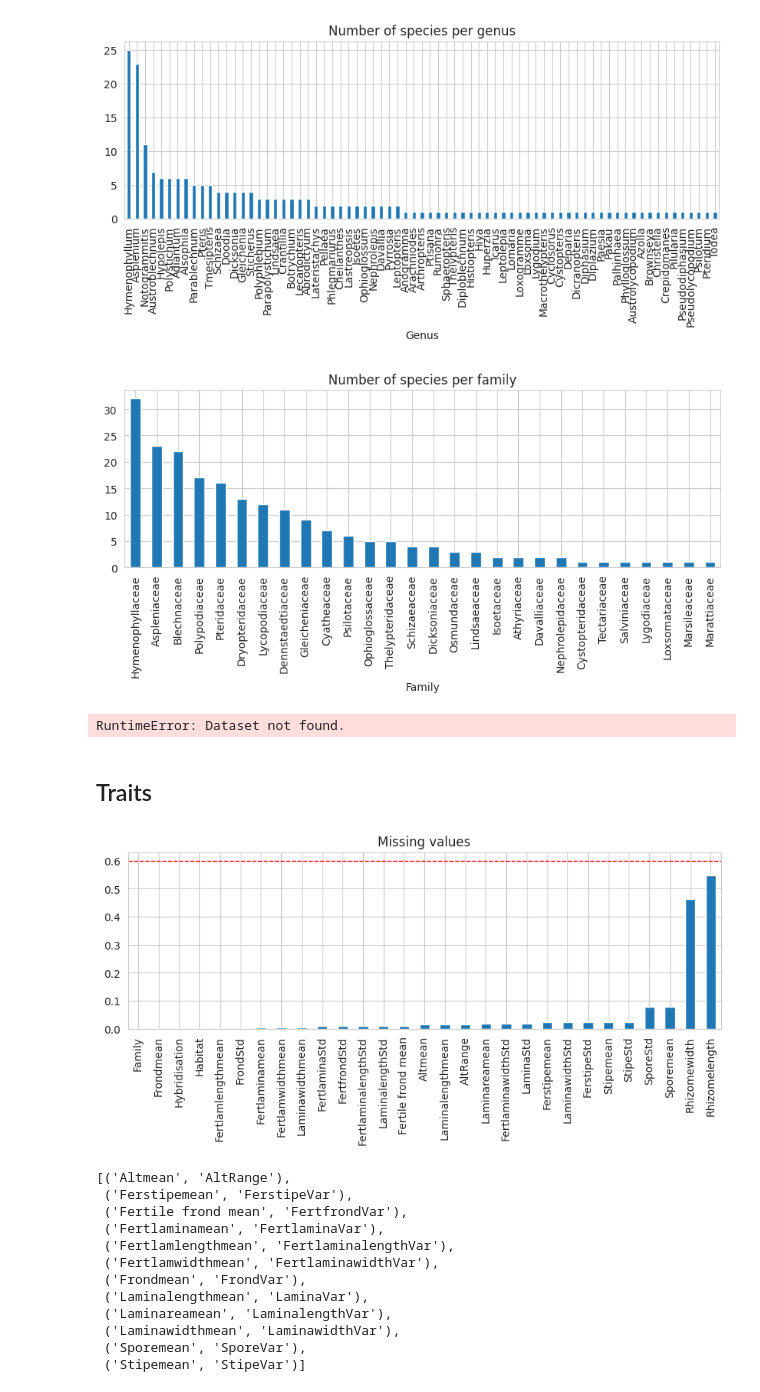
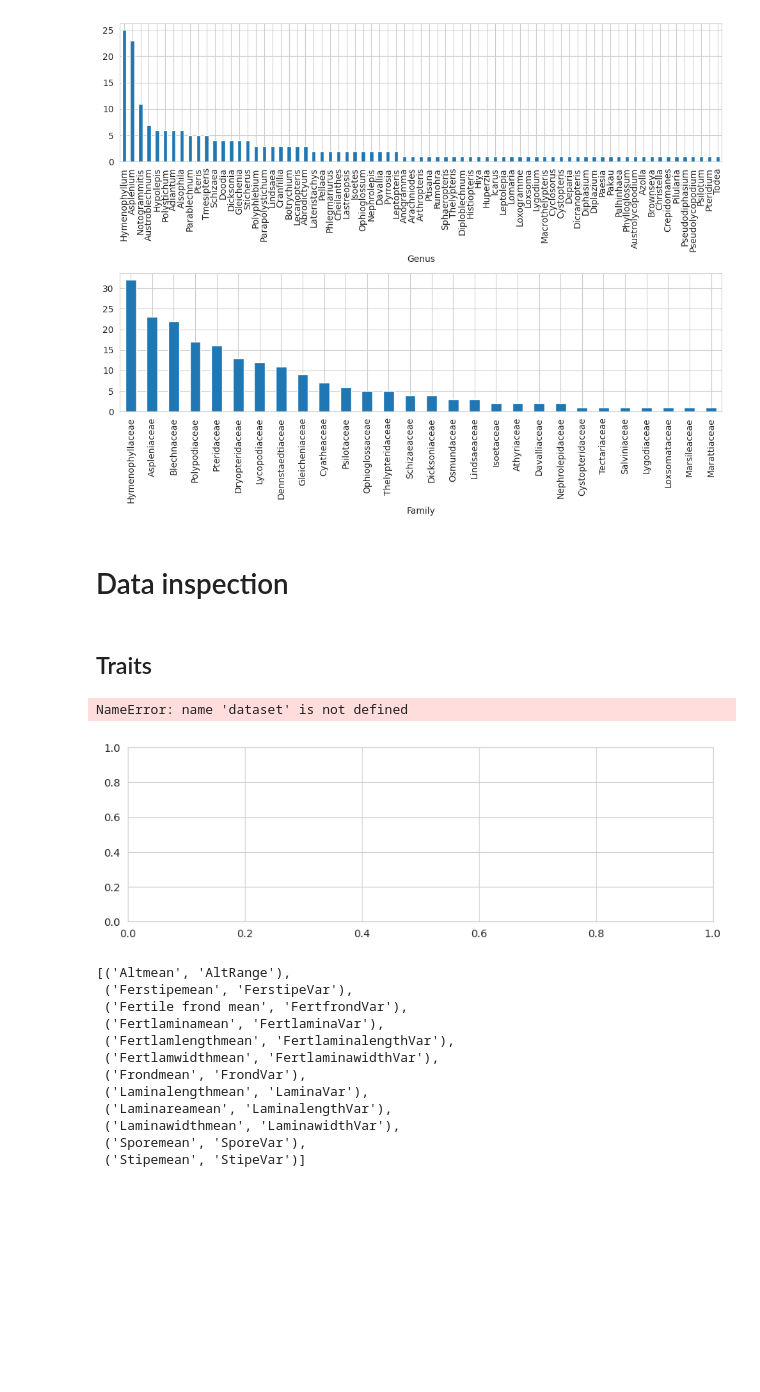
Before and after one commit to simone7monaco/newzeland-plants, a Jupyter notebook: data/new_dataset.ipynb, the cells around one changed output. Drawn from its saved outputs; the diff is of its cells as text; code cells hidden in the pictures; blank space fills up the shorter version.

```diff
--- a/data/new_dataset.ipynb
+++ b/data/new_dataset.ipynb
@@ -1,27 +1,27 @@
 # %%
 import pandas as pd
-from PIL import Image
 import numpy as np
 import xarray as xr
+from tqdm import tqdm
 
 from pathlib import Path
 from matplotlib import pyplot as plt
 import seaborn as sns
 sns.set_style('whitegrid')
 data_path = Path('Ferns')
 
 def load_raster(f, grid_step=.1):
     raster = xr.open_dataarray(f)
     current_step = (raster.x[1] - raster.x[0]).values # degrees
     downsample = round(grid_step / current_step)
     raster = raster.coarsen(x=downsample, y=downsample, boundary="trim").sum()
     return raster
 
 species_list = pd.read_excel(data_path / 'Species list.xlsx')
-species_list.Genus.value_counts().plot(kind='bar', figsize=(10, 3), title='Number of species per genus')
+fig, ax = plt.subplots(2, 1, figsize=(10, 8))
+species_list.Genus.value_counts().plot(kind='bar', ax=ax[0])
+species_list.Family.value_counts().plot(kind='bar', ax=ax[1])
+plt.tight_layout()
 plt.show()
-species_list.Family.value_counts().plot(kind='bar', figsize=(10, 3), title='Number of species per family')
-plt.show()
 # %% [output]
-[figure, old version]
+[figure, new version]
-[figure, removed]
@@ -32,7 +28,5 @@ from loader import FernDataset
-# %%
-dataset = FernDataset(data_path)
-# %% [output]
-RuntimeError: Dataset not found.
+# %% [markdown]
+# Data inspection
 # %% [markdown]
 ## Traits
 # %%
@@ -46,11 +40,12 @@ traits_all = traits_all.drop(index='Hymenophyllum_falklandicum') # missing infor
 # traits_all.columns = traits_all.columns.map('_'.join)
 
 fig, ax = plt.subplots(figsize=(10, 3))
-(traits_all.isna().sum().sort_values() / len(traits_mean)).plot(kind='bar', ax=ax, title='Missing values')
+(dataset.dataset.dataset.dataset.traits_all.isna().sum().sort_values() / len(traits_mean)).plot(kind='bar', ax=ax, title='Missing values')
 plt.axhline(y=.6, color='r', linestyle='--', lw=1)
 plt.show()
 # %% [output]
+NameError: name 'dataset' is not defined
-[figure, old version]
+[figure, new version]
 # %%
 list(zip(sorted(traits_mean.columns[traits_mean.dtypes.eq('float64')&(traits_mean.columns!='Hybridisation')&~traits_mean.columns.str.startswith('Rhizome')]), sorted(traits_var.columns[traits_var.dtypes == 'float64'])))
 # %% [output]
```
Also changed, not shown: parts of 66 cells of this notebook, 3 other files.
